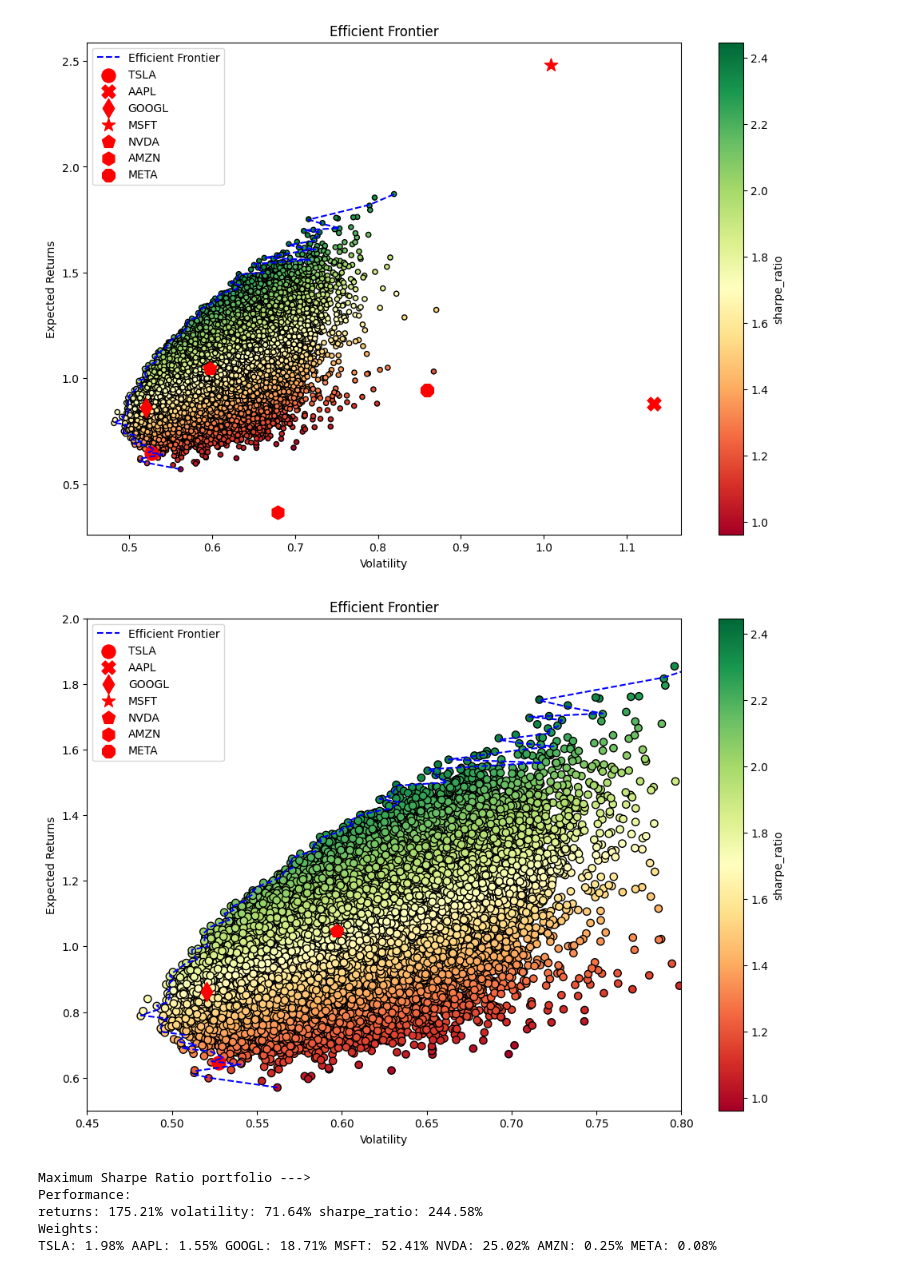
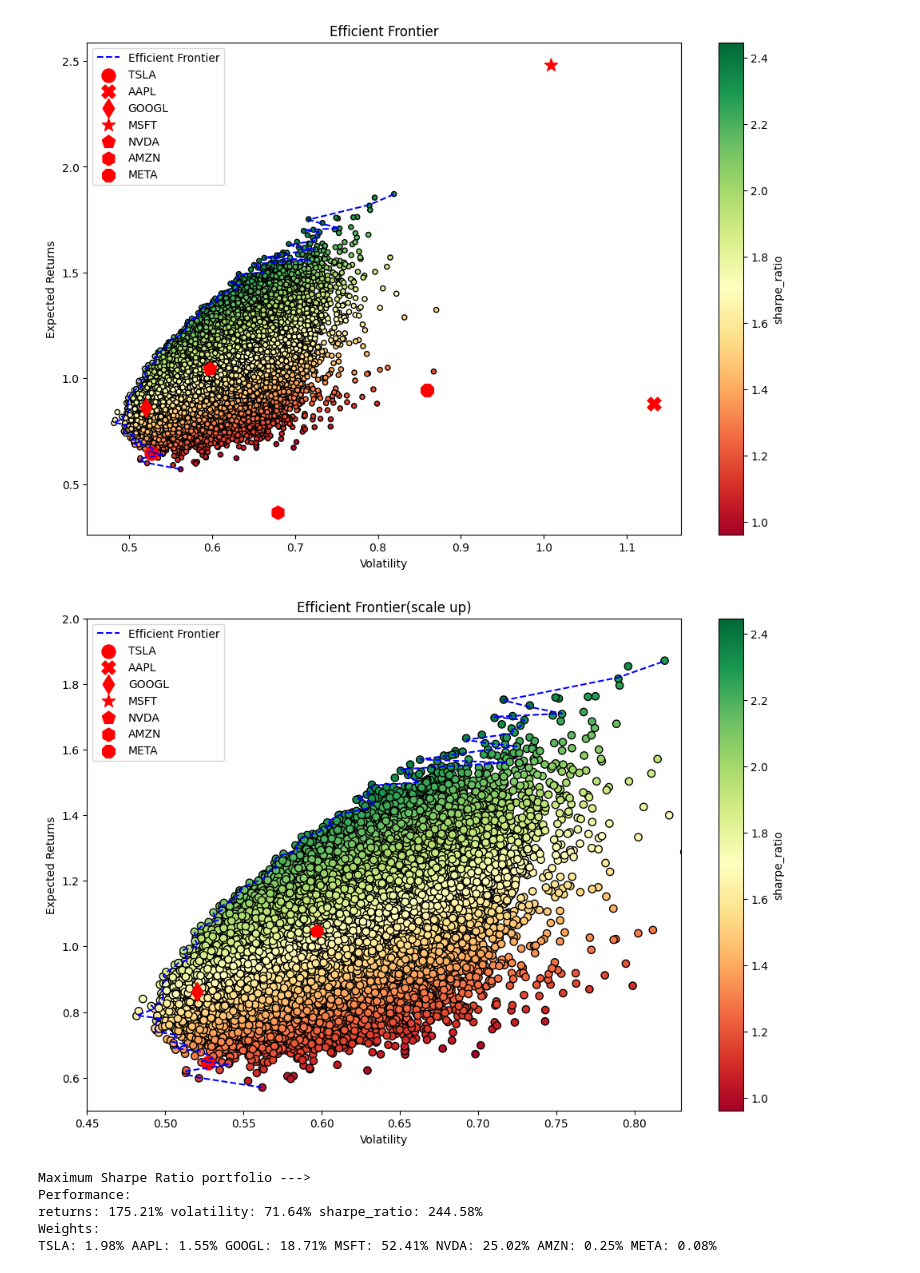
Before and after one commit to diyizhilunba/Python-for-Finance, a Jupyter notebook: monto-carlo-LSTM.ipynb, the cells around one changed output. Cells and saved outputs as stored; diff of their text form; code cells hidden in the pictures.

```diff
--- a/monto-carlo-LSTM.ipynb
+++ b/monto-carlo-LSTM.ipynb
@@ -130,22 +130,22 @@ plt.show()
 # %%
 # a bigger figure
 fig, ax = plt.subplots()
 portf_results_df.plot(kind='scatter', x='volatility', y='returns', c='sharpe_ratio',\
                       cmap='RdYlGn', edgecolors='black', ax=ax, s = 45)
-ax.set(xlabel='Volatility', ylabel='Expected Returns', title='Efficient Frontier',\
-       xlim = (0.45, 0.8), ylim = (0.5, 2))
+ax.set(xlabel='Volatility', ylabel='Expected Returns', title='Efficient Frontier(scale up)',\
+       xlim = (0.45, 0.83), ylim = (0.5, 2))
 ax.plot(portf_vol_ef, portf_rtns_ef, 'b--', label='Efficient Frontier')
 for asset_index in range(n_assets):
     ax.scatter(x=np.sqrt(cov_mat.iloc[asset_index, asset_index]),
                 y=avg_returns[asset_index],
                 marker=MARKS[asset_index],
                 s=150,
                 color='red',
                 label=risky_asset[asset_index])
 ax.legend()
 plt.show()
 # %% [output]
-[figure, old version]
+[figure, new version]
 # %%
 max_sharpe_ind = np.argmax(portf_results_df.sharpe_ratio)
 max_sharpe_portf = portf_results_df.loc[max_sharpe_ind]
```
Also changed, not shown: 4 other files.
